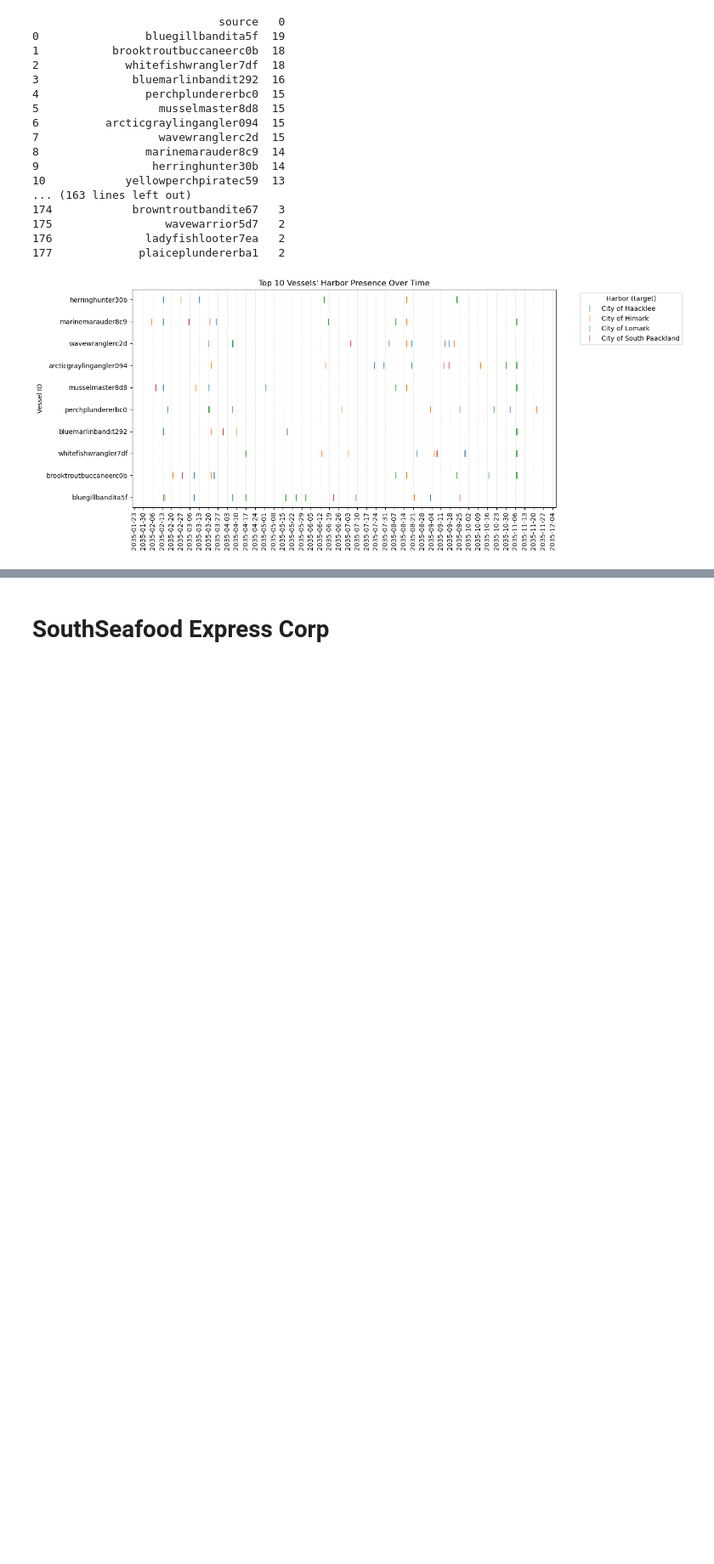
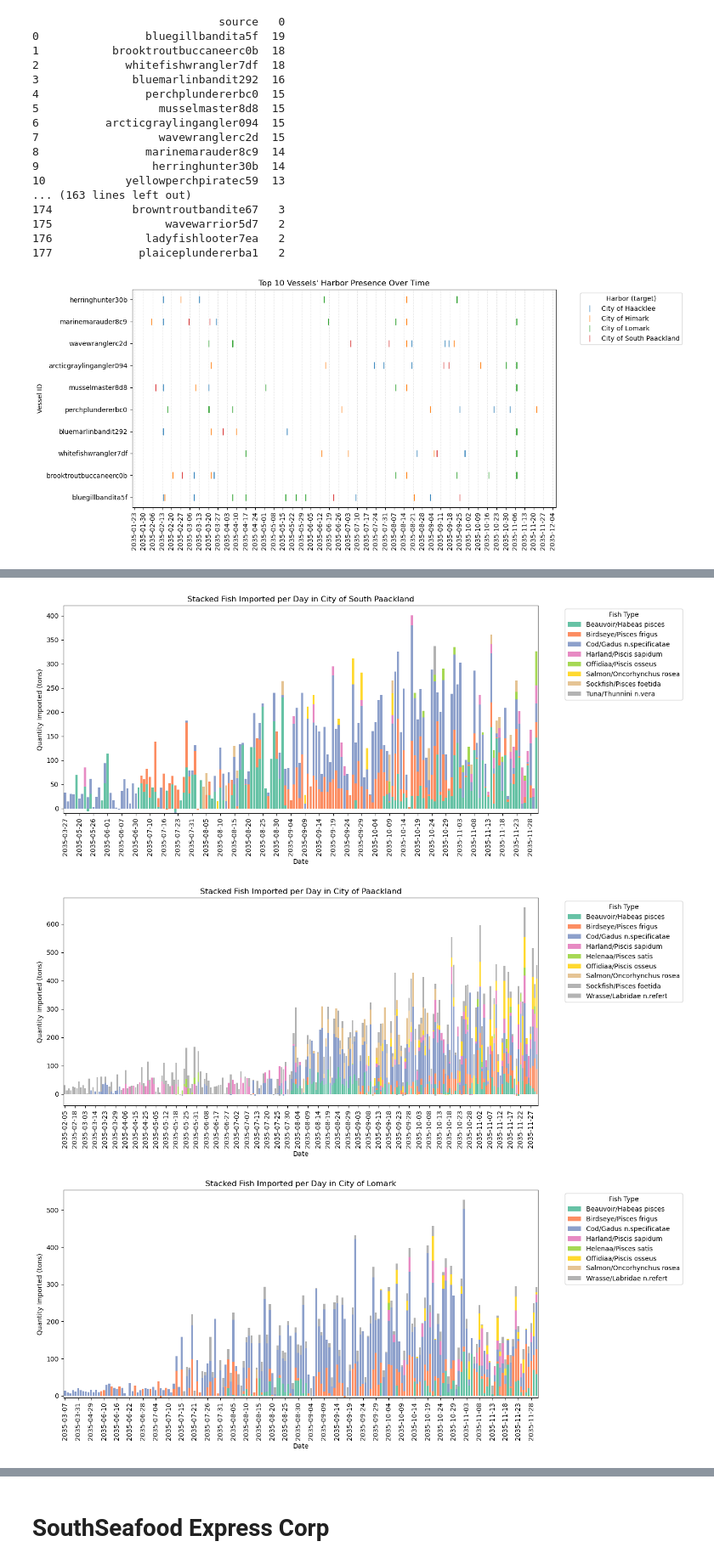
Before and after one commit to matildeec/VisualAnalytics2025, a Jupyter notebook: DataUnderstanding/data-inspection.ipynb, the cells around one changed output, grey strips where cells are left out. Shown at 85% size. Drawn from its saved outputs; the diff is of its cells as text; code cells hidden in the pictures; blank space fills up the shorter version.

Commit message:
data understanding update

```diff
--- a/DataUnderstanding/data-inspection.ipynb
+++ b/DataUnderstanding/data-inspection.ipynb
@@ -348,3 +403,5 @@ for meta in document_metadata:
 # %% [output]
 Missing values in 'qty_tons': 0 out of 5307 total points
 Missing values in 'date': 0 out of 5307 total points
+# %%
+documents = drop_na_cols(documents)
@@ -465,9 +532,5 @@ We drop useless metadata from each edge type:
 # %%
-cols_to_drop = ['aphorism', 'holiday_greeting', 'wisdom', 'saying of the sea']
-
-transponder_pings = transponder_pings.drop(columns=['date', 'data_author'] + cols_to_drop)
-transactions = transactions.drop(columns=['time', 'dwell', 'data_author'] + cols_to_drop)
-harbor_reports = harbor_reports.drop(columns=['time', 'dwell'] + cols_to_drop)
+harbor_reports = harbor_reports.drop(columns=['aphorism', 'holiday_greeting', 'wisdom', 'saying of the sea'])
 # %% [markdown]
 Now we convert dwell and time to a readable and standard format:
 # %%
@@ -855,0 +968,9 @@ plt.show()
+# %%
+# Merge on 'source' by resetting the index of documents
+documents_reset = documents.reset_index().rename(columns={'index': 'source'})
+commodities_reset = commodities.reset_index().rename(columns={'index': 'target'})
+transactions_merged = transactions.merge(documents_reset, on='source', how='left').merge(commodities_reset, on='target', how='left')
+
+# Drop and Rename columns
+transactions_merged = transactions_merged.drop(columns=['type_y','date_y','type'])
+transactions_merged = transactions_merged.rename(columns={'date_x': 'date', 'type_x': 'event_type'})
@@ -855,0 +993,35 @@ plt.show()
+# %%
+# Ensure date is datetime
+transactions_merged['date'] = pd.to_datetime(transactions_merged['date'])
+# %%
+for city in transactions_merged['city'].unique():
+    city_data = transactions_merged[transactions_merged['city'] == city].copy()
+
+    # Convert date to string for categorical x-axis
+    city_data['date_str'] = city_data['date'].astype(str)
+
+    # Aggregate qty by date_str and fish type
+    agg = city_data.groupby(['date_str', 'name'])['qty_tons'].sum().unstack(fill_value=0)
+
+    ax = agg.plot(kind='bar', stacked=True, figsize=(14,6), width=0.8, colormap='Set2')
+
+    plt.title(f'Stacked Fish Imported per Day in {city}')
+    plt.xlabel('Date')
+    plt.ylabel('Quantity Imported (tons)')
+
+    # Get current x ticks and labels
+    ticks = ax.get_xticks()
+    labels = agg.index.to_list()
+
+    # Show every 5th label, hide others
+    step = 5
+    ax.set_xticks(ticks[::step])
+    ax.set_xticklabels(labels[::step], rotation=90)
+
+    plt.legend(title='Fish Type', bbox_to_anchor=(1.05,1), loc='upper left')
+    plt.tight_layout()
+    plt.show()
+# %% [output]
+[figure, added]
+[figure, added]
+[figure, added]
```
Also changed, not shown: parts of 18 cells of this notebook.
